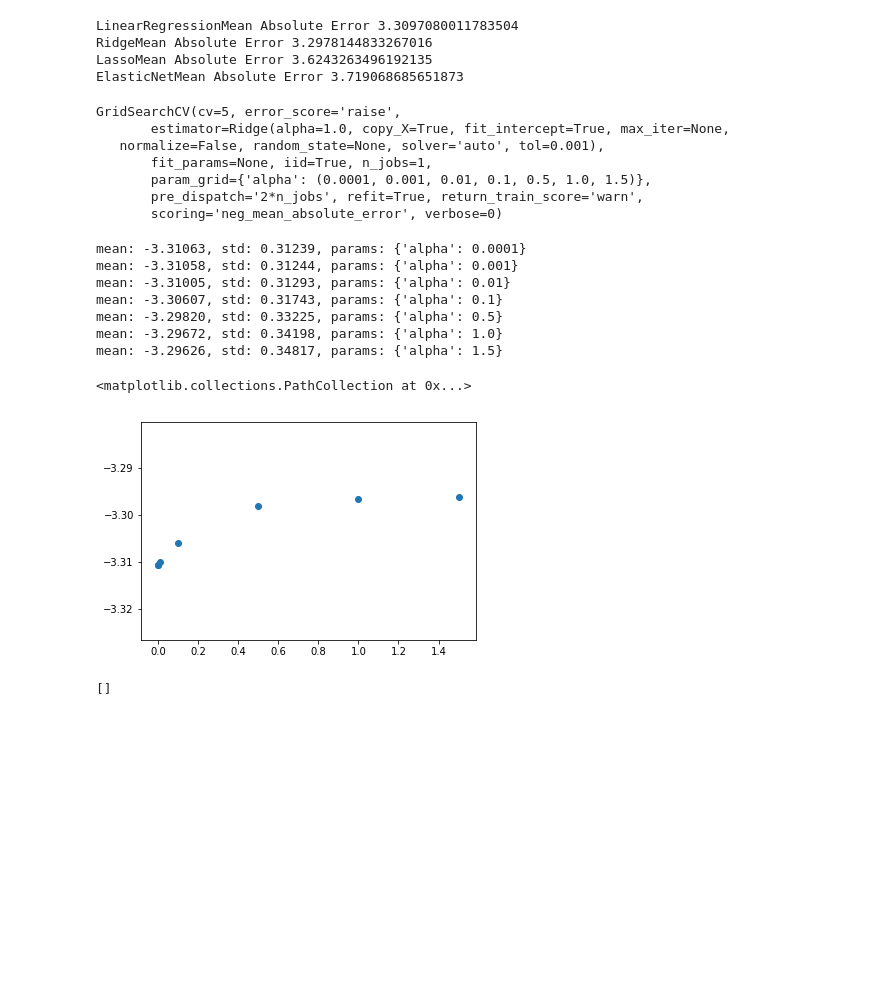
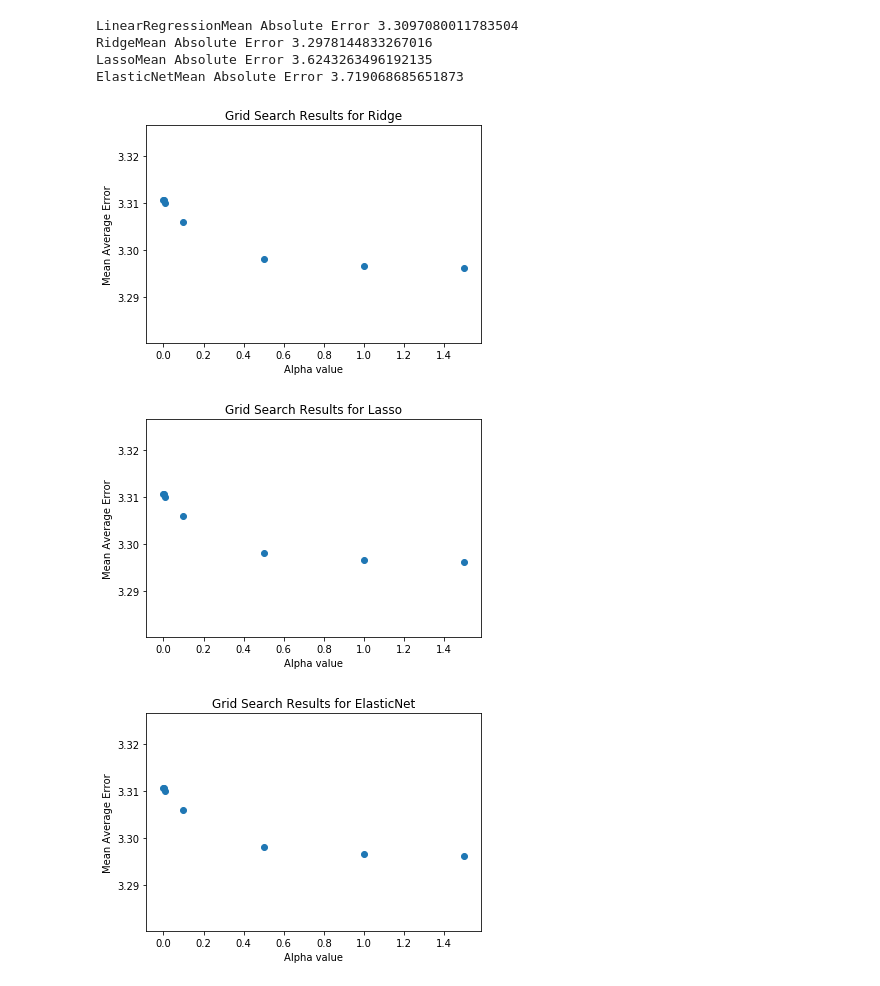
Before and after one commit to OSUScientificComputing464/project-two-grechasneak, a Jupyter notebook: ML_HW.ipynb, the cells around one changed output. Saved outputs shown, nothing was run; the diff lists cells and outputs as text; code cells hidden in the pictures; blank space fills up the shorter version.

Commit message:
added plot for coefficient

```diff
--- a/ML_HW.ipynb
+++ b/ML_HW.ipynb
@@ -47,21 +56,30 @@ LinearRegressionMean Absolute Error 3.3097080011783504
 RidgeMean Absolute Error 3.2978144833267016
 LassoMean Absolute Error 3.6243263496192135
 ElasticNetMean Absolute Error 3.719068685651873
+# %%
+def run_grid_search(model, params):
+    grid = GridSearchCV(model, params, cv=5, scoring = 'neg_mean_absolute_error')
+    grid.fit(X_train, y_train)
+    results = grid.grid_scores_
+
+    params = []
+    scores = []
+    for score in results:
+        mean = score[1]
+        param = score[0]['alpha']
+        scores.append(abs(mean))
+        params.append(param)
+
+
+    ax = plt.subplot(111)
+    ax.scatter(params1, scores1)
+    ax.set_title('Grid Search Results for ' + str(model).split('(')[0])
+    ax.set_xlabel('Alpha value')
+    ax.set_ylabel('Mean Average Error')
+    plt.show()
+    return params, scores
 # %%
 from sklearn.model_selection import GridSearchCV
 ridge_param = {'alpha':(0.0001, 0.001, 0.01, 0.1, 0.5, 1.0, 1.5)}
 lasso_param = {'alpha':(0.0001, 0.001, 0.01, 0.1, 0.5, 1.0, 1.5)}
-elstic_param = {'alpha':(0.0001, 0.001, 0.01, 0.1, 0.5, 1.0, 1.5),
-                'l1_ratio':(0, 0.25, 0.5, 0.75, 1.0)}
+elstic_param = {'alpha':(0.0001, 0.001, 0.01, 0.1, 0.5, 1.0, 1.5)} #, 'l1_ratio':(0, 0.25, 0.5, 0.75, 1.0)
-# %%
-
-grid = GridSearchCV(models[1], ridge_param, cv=5, scoring = 'neg_mean_absolute_error')
-grid.fit(X_train, y_train)
-# %% [output]
-GridSearchCV(cv=5, error_score='raise',
-       estimator=Ridge(alpha=1.0, copy_X=True, fit_intercept=True, max_iter=None,
-   normalize=False, random_state=None, solver='auto', tol=0.001),
-       fit_params=None, iid=True, n_jobs=1,
-       param_grid={'alpha': (0.0001, 0.001, 0.01, 0.1, 0.5, 1.0, 1.5)},
-       pre_dispatch='2*n_jobs', refit=True, return_train_score='warn',
-       scoring='neg_mean_absolute_error', verbose=0)
@@ -70,27 +86,8 @@ results = grid.grid_scores_
-# %%
-params = []
-scores = []
-for score in results:
-    print(score)
-    mean = score[1]
-    param = score[0]['alpha']
-    scores.append(mean)
-    params.append(param)
-# %% [output]
-mean: -3.31063, std: 0.31239, params: {'alpha': 0.0001}
-mean: -3.31058, std: 0.31244, params: {'alpha': 0.001}
-mean: -3.31005, std: 0.31293, params: {'alpha': 0.01}
-mean: -3.30607, std: 0.31743, params: {'alpha': 0.1}
-mean: -3.29820, std: 0.33225, params: {'alpha': 0.5}
-mean: -3.29672, std: 0.34198, params: {'alpha': 1.0}
-mean: -3.29626, std: 0.34817, params: {'alpha': 1.5}
-# %%
-ax = plt.subplot(111)
-ax.scatter(params, scores)
-# %% [output]
-<matplotlib.collections.PathCollection at 0x...>
-[figure, removed]
-# %%
-scores
-# %% [output]
-[]
+# %%
+params1, scores1 = run_grid_search(models[1], ridge_param)
+params2, scores2 = run_grid_search(models[2], lasso_param)
+params3, scores3 = run_grid_search(models[3], elstic_param)
+# %% [output]
+[figure, added]
+[figure, added]
+[figure, added]
```
Also changed, not shown: parts of 4 cells of this notebook.
